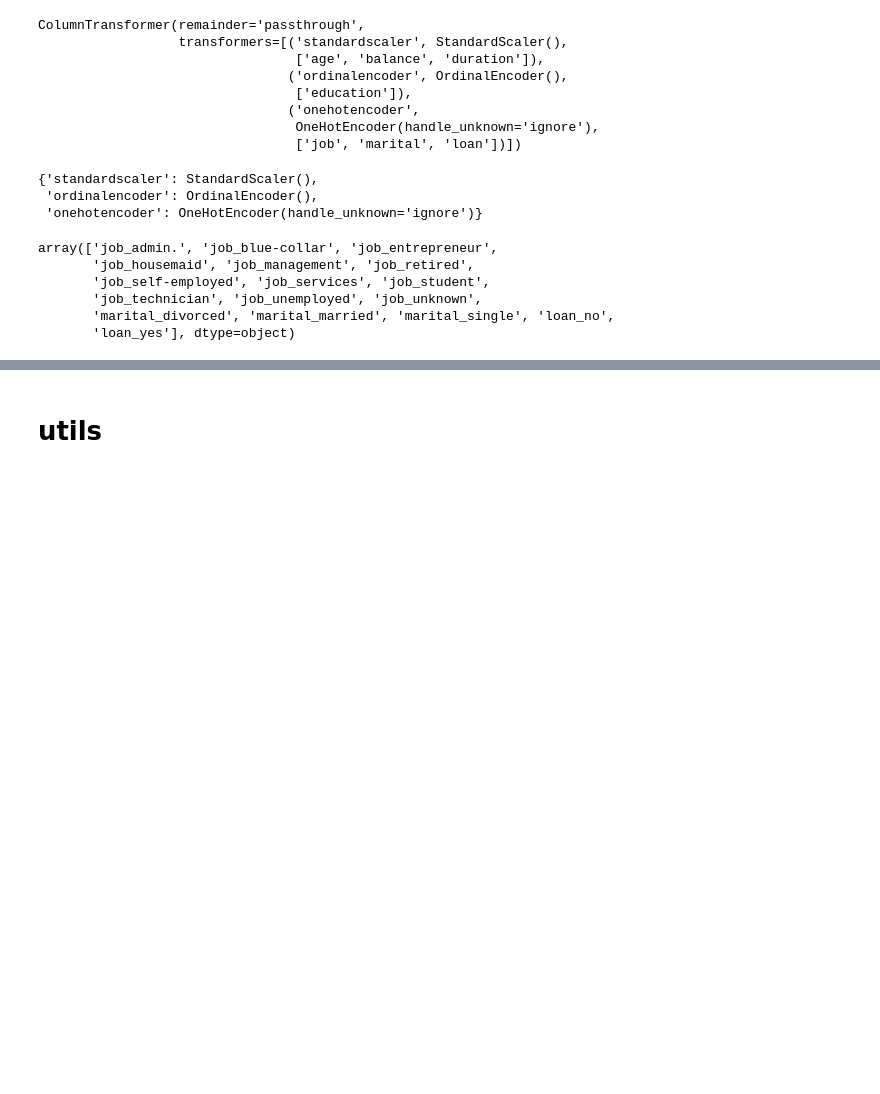
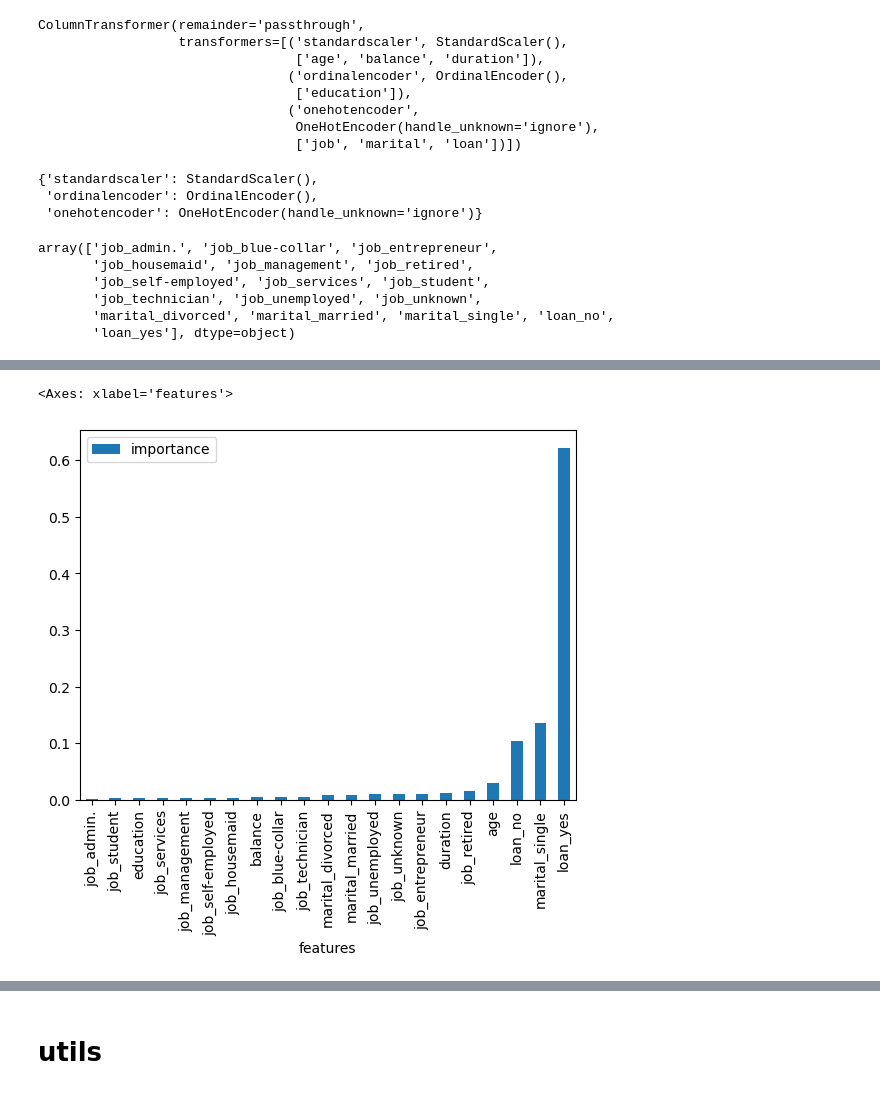
Before and after one commit to zhang-shizhe/Bank-Marketing-Campaigns-Prediction-and-Analysis, a Jupyter notebook: new.ipynb, the cells around one changed output, grey strips where cells are left out. Drawn from its saved outputs; the diff is of its cells as text; code cells hidden in the pictures; blank space fills up the shorter version.

```diff
--- a/new.ipynb
+++ b/new.ipynb
@@ -647,0 +702,6 @@ plot_importance(lgbm)
+# %%
+pd.DataFrame({'features':column_names,
+    'importance':RF_grid_search.best_estimator_.named_steps['randomforestclassifier'].feature_importances_}).sort_values(by='importance').plot.bar(x='features')
+# %% [output]
+<Axes: xlabel='features'>
+[figure, added]
```
Also changed, not shown: parts of 20 cells of this notebook, 3 other files.
